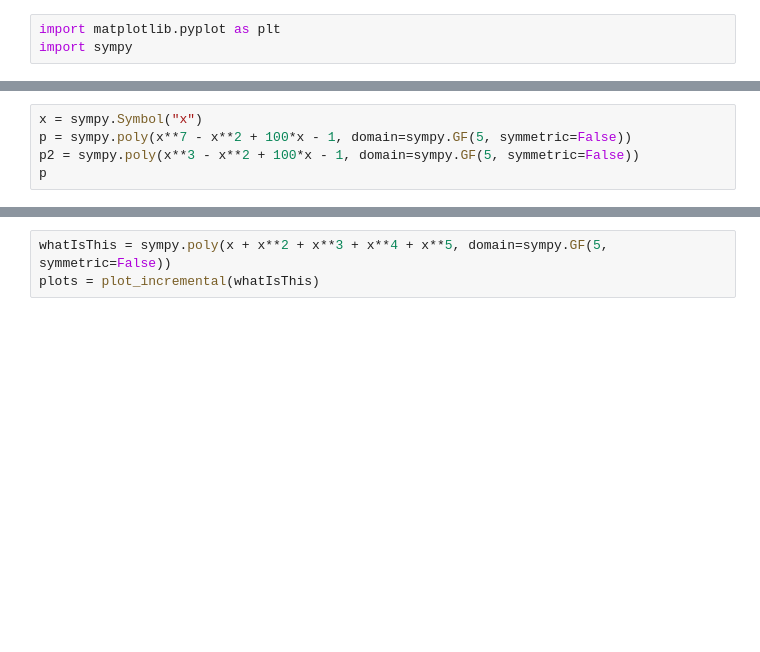
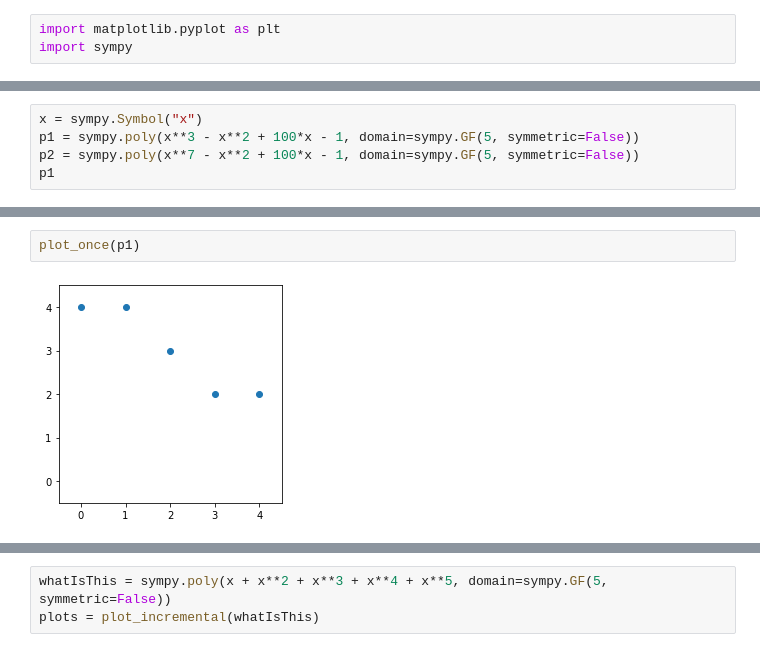
Before and after one commit to sagnibak/teaching, a Jupyter notebook: code/polynomial_demo.ipynb, the cells around one changed output, grey strips where cells are left out. Cells and saved outputs as stored; diff of their text form; blank space fills up the shorter version.

```diff
--- a/code/polynomial_demo.ipynb
+++ b/code/polynomial_demo.ipynb
@@ -4,5 +52,5 @@ import sympy
 # %%
 x = sympy.Symbol("x")
-p = sympy.poly(x**7 - x**2 + 100*x - 1, domain=sympy.GF(5, symmetric=False))
-p2 = sympy.poly(x**3 - x**2 + 100*x - 1, domain=sympy.GF(5, symmetric=False))
-p
+p1 = sympy.poly(x**3 - x**2 + 100*x - 1, domain=sympy.GF(5, symmetric=False))
+p2 = sympy.poly(x**7 - x**2 + 100*x - 1, domain=sympy.GF(5, symmetric=False))
+p1
@@ -61 +78,5 @@ plots = plot_incremental(p)
+# %%
+plot_once(p1)
+# %% [output]
+[figure, added]
 # %%
```
Also changed, not shown: parts of 12 cells of this notebook, 3 other files.
